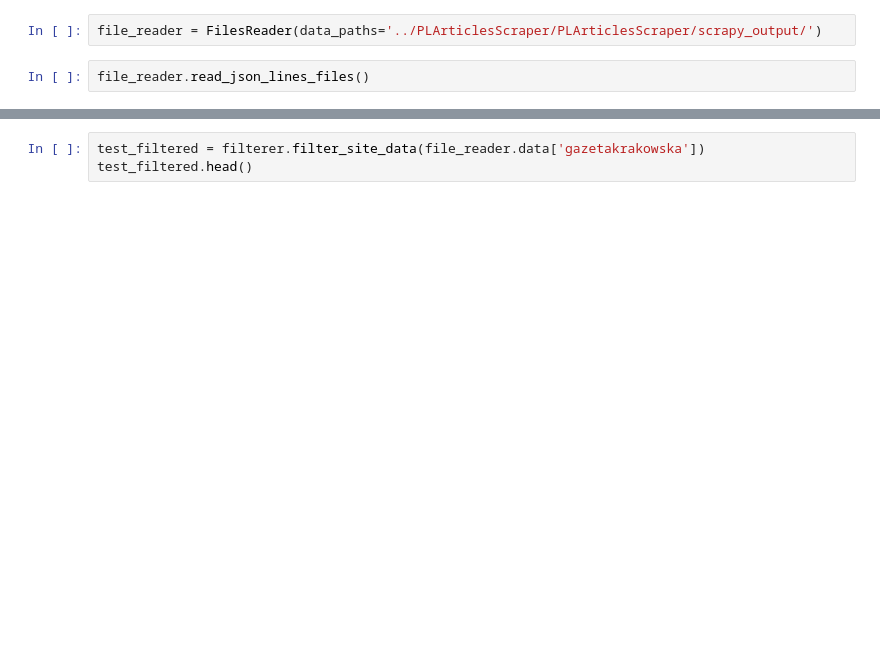
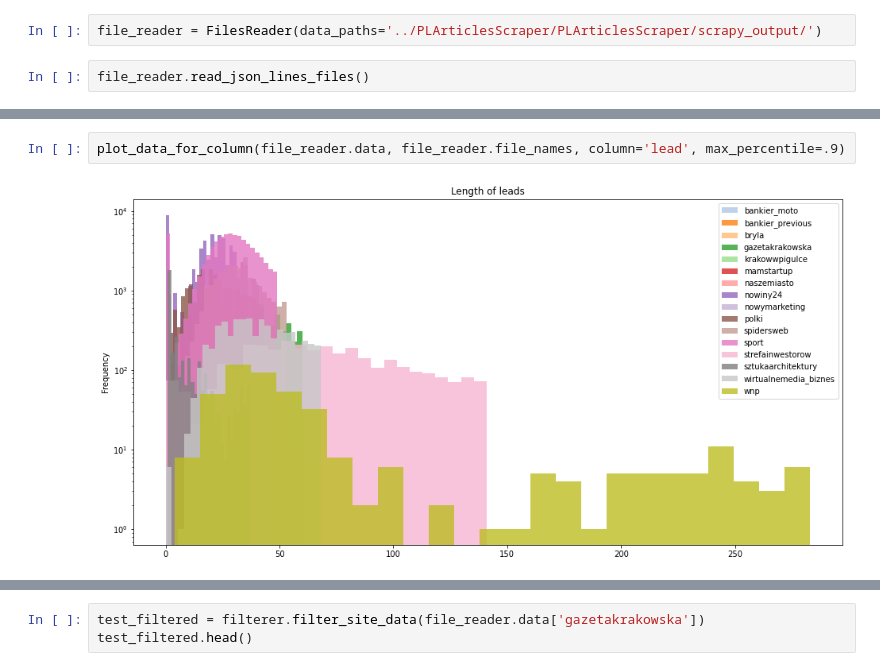
Before and after one commit to oziomek1/NLP_summarizer, a Jupyter notebook: model/Filter scraped documents.ipynb, the cells around one changed output, grey strips where cells are left out. Cells and saved outputs as stored; diff of their text form; blank space fills up the shorter version.

```diff
--- a/model/Filter scraped documents.ipynb
+++ b/model/Filter scraped documents.ipynb
@@ -147,0 +217,4 @@ wnp : 476
+# %%
+plot_data_for_column(file_reader.data, file_reader.file_names, column='lead', max_percentile=.9)
+# %% [output]
+[figure, added]
```
Also changed, not shown: parts of 24 cells of this notebook, 2 other files.
